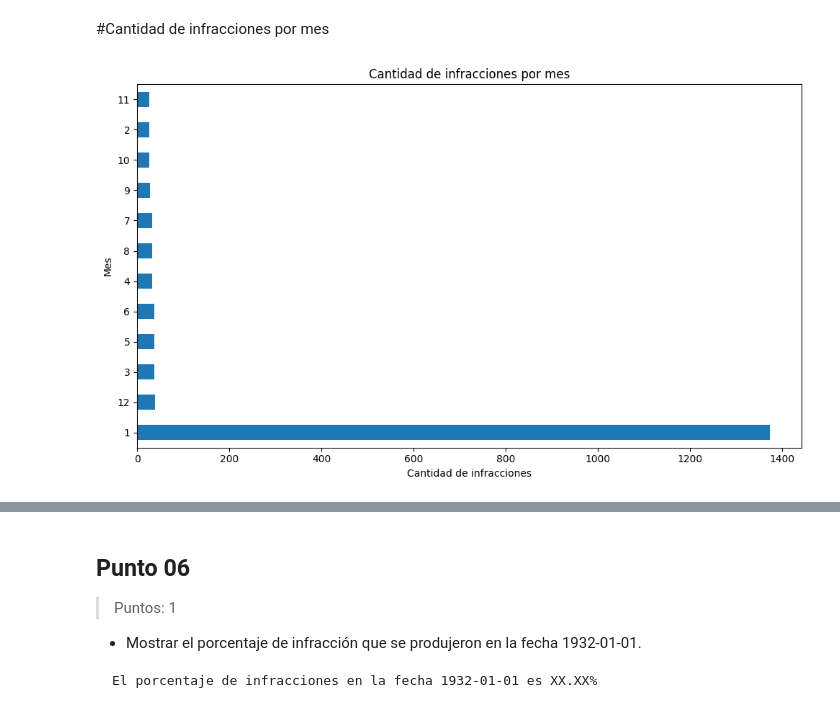
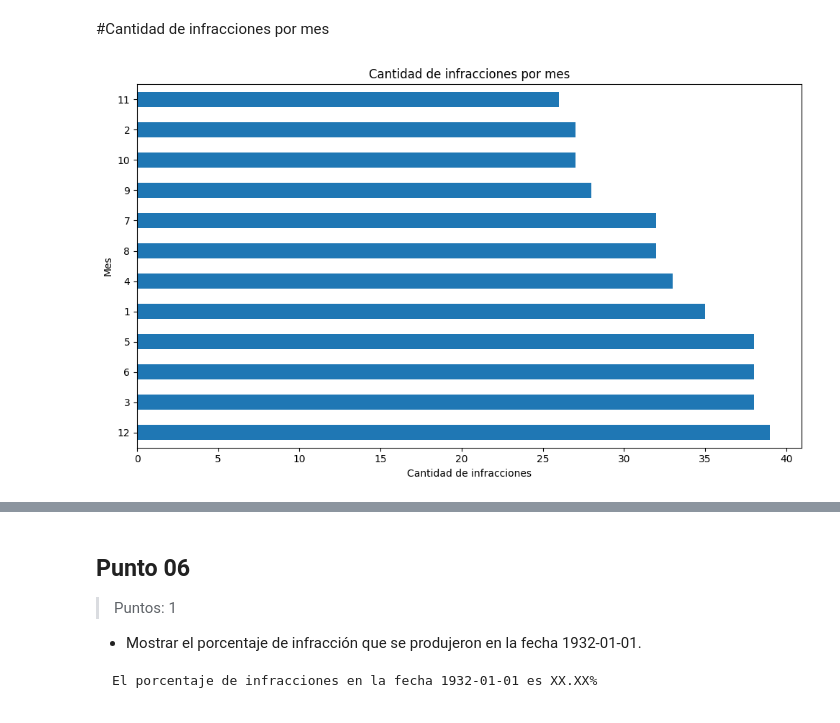
Before and after one commit to FrancoLavi/urban-flow-tp, a Jupyter notebook: Urban_Flow.ipynb, the cells around one changed output, grey strips where cells are left out. Saved outputs shown, nothing was run; the diff lists cells and outputs as text; code cells hidden in the pictures.

```diff
--- a/Urban_Flow.ipynb
+++ b/Urban_Flow.ipynb
@@ -720,21 +720,23 @@ plt.show()
 # %% [markdown]
 #Cantidad de infracciones por mes
 # %%
+df_meses = df[df["fecha"] != pd.to_datetime("1932-01-01")]
+
 infracciones_por_mes = (
-    df["fecha"]
+    df_meses["fecha"]
     .dt.month
     .value_counts()
     .sort_values(ascending=False)
 )
 
 plt.figure(figsize=(10, 6))
 infracciones_por_mes.plot(kind="barh")
 plt.title("Cantidad de infracciones por mes")
 plt.xlabel("Cantidad de infracciones")
 plt.ylabel("Mes")
 plt.tight_layout()
 
 plt.savefig("urban_flow/data/interim/plots/months.jpg")
 plt.show()
 # %% [output]
-[figure, old version]
+[figure, new version]
```
Also changed, not shown: parts of 4 cells of this notebook.
